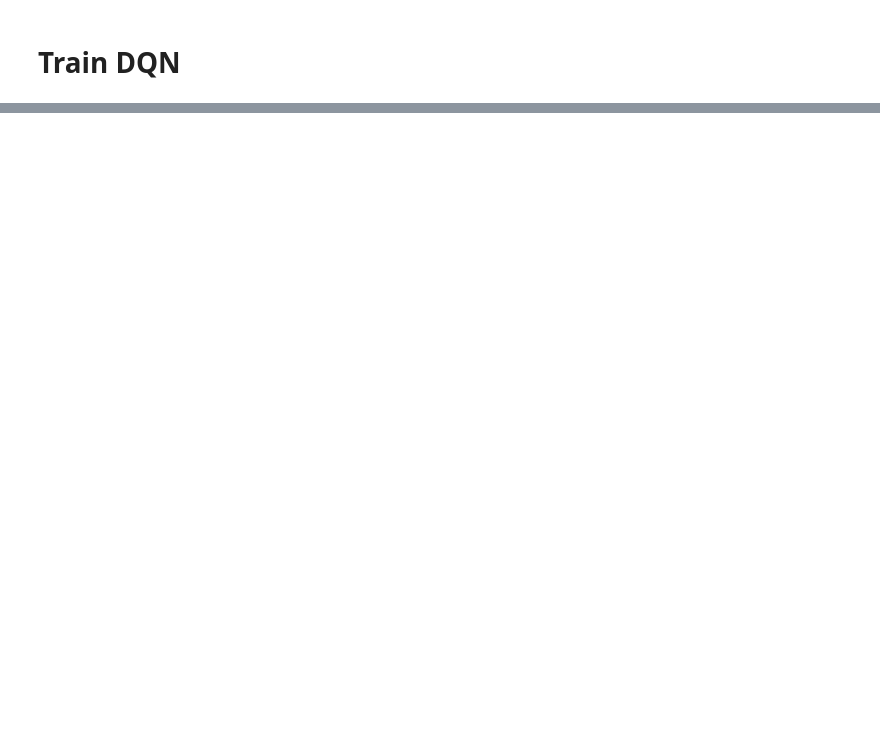
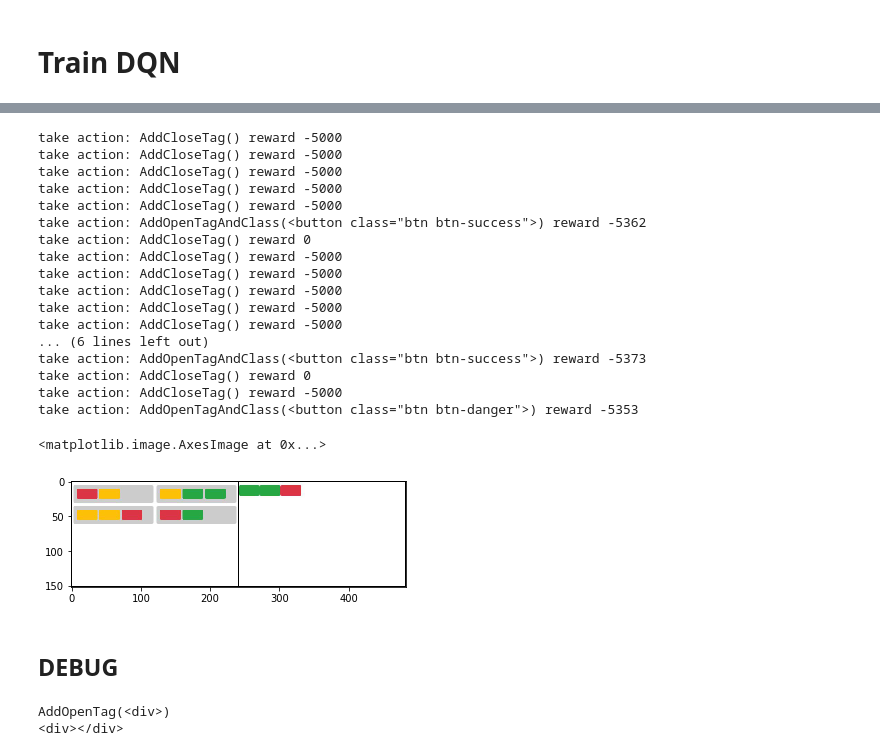
Before and after one commit to binh-vu/sketch2code, a Jupyter notebook: notebooks/dqn_toy.ipynb, the cells around one changed output, grey strips where cells are left out. Cells and saved outputs as stored; diff of their text form; code cells hidden in the pictures; blank space fills up the shorter version.

```diff
--- a/notebooks/dqn_toy.ipynb
+++ b/notebooks/dqn_toy.ipynb
@@ -74,0 +99,2 @@ memory = ReplayMemory(10000)
+# %%
+env = envs[0]
@@ -74,0 +189,31 @@ memory = ReplayMemory(10000)
+# %%
+env.reset()
+for i in range(g.MAX_EPS_LEN):
+    action = select_action(policy_q, env_creator, env.obs, g, device, eps_threshold=0.05)
+    next_obs, reward, _, _ = env.step(action)
+    print('take action:', action, 'reward', reward)
+    if i > 20:
+        break
+plt.imshow(1 - env.render())
+# %% [output]
+take action: AddCloseTag() reward -5000
+take action: AddCloseTag() reward -5000
+take action: AddCloseTag() reward -5000
+take action: AddCloseTag() reward -5000
+take action: AddCloseTag() reward -5000
+take action: AddOpenTagAndClass(<button class="btn btn-success">) reward -5362
+take action: AddCloseTag() reward 0
+take action: AddCloseTag() reward -5000
+take action: AddCloseTag() reward -5000
+take action: AddCloseTag() reward -5000
+take action: AddCloseTag() reward -5000
+take action: AddCloseTag() reward -5000
+... (6 lines left out)
+take action: AddOpenTagAndClass(<button class="btn btn-success">) reward -5373
+take action: AddCloseTag() reward 0
+take action: AddCloseTag() reward -5000
+take action: AddOpenTagAndClass(<button class="btn btn-danger">) reward -5353
+<matplotlib.image.AxesImage at 0x...>
+[figure, added]
+# %% [markdown]
+## DEBUG
@@ -74,0 +222,7 @@ memory = ReplayMemory(10000)
+# %%
+action = select_action(policy_q, env_creator, env.obs, g, device)
+print(action)
+print(env.step(action)[0].curr_tag.to_body())
+# %% [output]
+AddOpenTag(<div>)
+<div></div>
```
Also changed, not shown: parts of 24 cells of this notebook, 14 other files.
